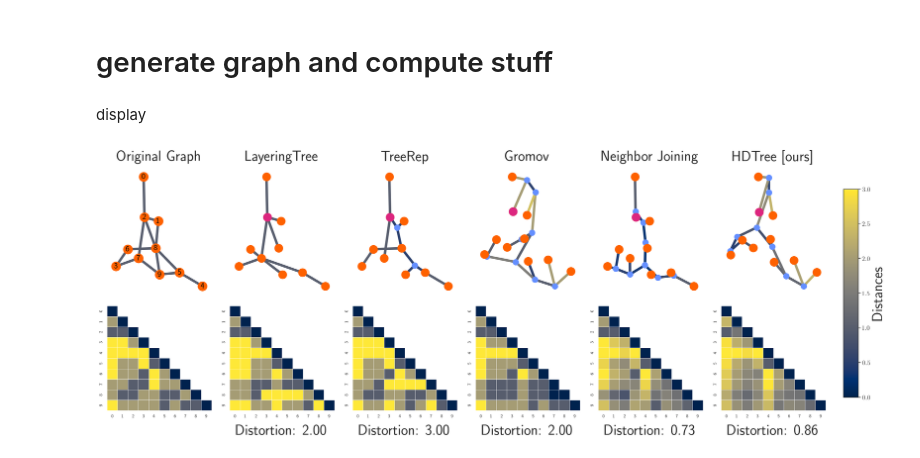
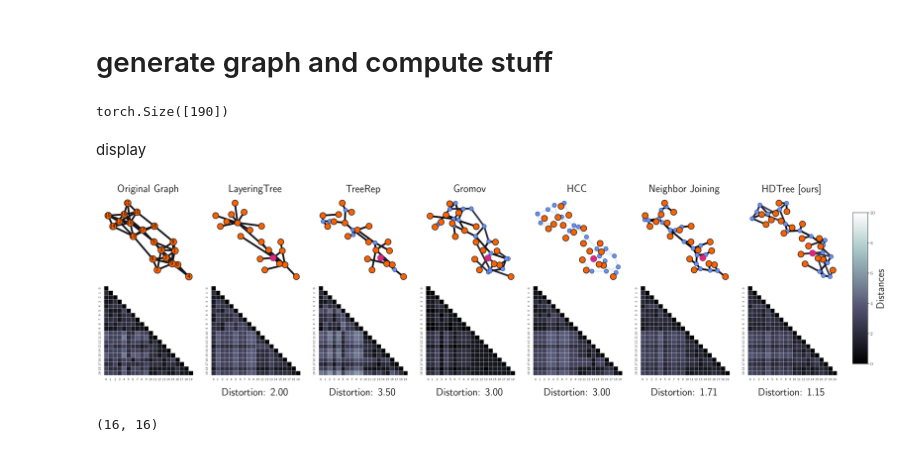
Before and after one commit to pierrehouedry/DifferentiableHyperbolicity, a Jupyter notebook: hyperbolicity/expes/figures/figure_paper_final.ipynb, the cells around one changed output. Drawn from its saved outputs; the diff is of its cells as text; code cells hidden in the pictures.

```diff
--- a/hyperbolicity/expes/figures/figure_paper_final.ipynb
+++ b/hyperbolicity/expes/figures/figure_paper_final.ipynb
@@ -48,16 +48,17 @@ def draw_graph(n, distances, tree, ax, title='Tree', fixed_pos=None, fixed_nodes
     edge_colors = [cmap(norm(edge_values[(u,v)])) for (u,v) in tree.edges()]
     # Get positions for the nodes
     pos = nx.spring_layout(tree, pos=fixed_pos, fixed=fixed_nodes, weight='weight_layout',  iterations=1000)
+    #pos = nx.spring_layout(tree, pos=fixed_pos, fixed=fixed_nodes, iterations=1000)
 
     nx.draw_networkx_edges(tree, pos, ax=ax, edge_color=edge_colors, width=scale_width)
     #nx.draw_networkx_edges(tree, pos, ax=ax)
     nx.draw_networkx_nodes(tree, pos,
                         nodelist=int_nodes_nj,
-                        node_color=int_color,  node_size=node_size/2,
+                        node_color=int_color,  node_size=node_size/2, edgecolors='k',linewidths=1,
                         ax=ax)
     nx.draw_networkx_nodes(tree, pos,
                         nodelist=orig_nodes_nj,
-                        node_color=orig_color, node_size=node_size,
+                        node_color=orig_color, node_size=node_size, edgecolors='k',linewidths=2,
                         ax=ax)
 
     if show_root:
@@ -129,12 +130,12 @@ root =2
 #N = 4*4
 #random_graph = nx.grid_graph(dim=(4,4))
 #random_graph = nx.convert_node_labels_to_integers(random_graph, first_label = 0)
-#N1=20
-#N2=20
-#N = N1 + N2
-#random_graph= create_sbm(n1=N1, n2=N2, p_in=0.5, p_out=0.005, seed=42)
-N=10
-random_graph = gnp_random_connected_graph(N,.1)
+N1=10
+N2=10
+N = N1 + N2
+random_graph= create_sbm(n1=N1, n2=N2, p_in=0.5, p_out=0.06, seed=42)
+#N=10
+#random_graph = gnp_random_connected_graph(N,.1)
 
 distances = nx.floyd_warshall_numpy(random_graph)
 
@@ -159,19 +160,21 @@ distance_layering = nx.floyd_warshall_numpy(layering_tree)
 opt_tree = hdtree(torch.tensor(distances), root, 1e-2, 1, N, 1000, .01, 2000, False, True)
 opt_tree_full = buneman_extraction(opt_tree, root)
 distance_hdtree = nx.floyd_warshall_numpy(opt_tree_full)
+# %% [output]
+torch.Size([190])
 # %% [markdown]
 display
 # %%
 node_size = 400
 size_fig = 5
-cmap_dist = sns.color_palette(palette='cividis', as_cmap=True)
+cmap_dist = sns.color_palette(palette='bone', as_cmap=True)
 #sns.diverging_palette(220,30, l=65, center="dark", as_cmap=True)#sns.color_palette("icefire", as_cmap=True)
 vmin = 0
-vmax = 3
+vmax = 10
 fs=36
 
 # let's plot the trees
-fig, axes = plt.subplots(2, 6, figsize=(5 * size_fig, 2 * size_fig))
+fig, axes = plt.subplots(2, 7, figsize=(7 * size_fig, 2 * size_fig))
 
 # colorblind‑friendly
 orig_color = '#648FFF'  # blue
@@ -213,43 +216,53 @@ l = np.argsort(tree_gromov_full.nodes)
 draw_graph(N, distance_gromov_tree[l], tree_gromov_full, ax, title='Gromov', fixed_pos=fixed_positions, fixed_nodes=fixed_nodes,
            cmap=cmap_dist, node_size=node_size, root=root, vmax=vmax,fs=fs, with_labels=False)
 ax = axes[1, 3]
-#l = np.argsort(tree_gromov_full.nodes)
 plot_distances(distance_gromov_tree[l][:N, l[:N]], ax, vmin=vmin, vmax=vmax, cmap=cmap_dist)
 distortion = np.abs(distances - distance_gromov_tree[l][:N, l[:N]]).max()
 ax.text(0.5, -0.2, f"Distortion: {distortion:.2f}", ha='center', va='center', transform=ax.transAxes, fontsize=fs)
 
-
+# HCC
+ax = axes[0, 4]
+draw_graph(N, tree_hcc_distance, tree_hcc.G, ax, title='HCC', fixed_pos=fixed_positions, fixed_nodes=fixed_nodes,
+           node_size=node_size, root=root, vmax=vmax,fs=fs, with_labels=False)
+ax = axes[1, 4]
+plot_distances(tree_hcc.d_T, ax, vmin=vmin, vmax=vmax, cmap=cmap_dist)
+distortion = np.abs(distances - tree_hcc.d_T).max()
+ax.text(0.5, -0.2, f"Distortion: {distortion:.2f}", ha='center', va='center', transform=ax.transAxes, fontsize=fs)
 
 # 5) Neighbor‑Joining
-ax = axes[0, 4]
+ax = axes[0, 5]
 draw_graph(N, tree_nj_distances, tree_nj, ax, title='Neighbor Joining', fixed_pos=fixed_positions, fixed_nodes=fixed_nodes,
            cmap=cmap_dist, node_size=node_size, root=root, vmax=vmax, fs=fs, with_labels=False)
-ax = axes[1, 4]
+ax = axes[1, 5]
 plot_distances(tree_nj_distances[:N, :N], ax, vmin=vmin, vmax=vmax, cmap=cmap_dist)
 distortion = np.abs(distances - tree_nj_distances[:N, :N]).max()
 ax.text(0.5, -0.2, f"Distortion: {distortion:.2f}", ha='center', va='center', transform=ax.transAxes, fontsize=fs)
 
 
 
 
 # 7) HDTree
-ax = axes[0, 5]
+ax = axes[0, 6]
 l = np.argsort(opt_tree_full.nodes)
 draw_graph(N, distance_hdtree[l], opt_tree_full, ax, title='HDTree [ours]', fixed_pos=fixed_positions, fixed_nodes=fixed_nodes,
            cmap=cmap_dist, node_size=node_size, root=root, vmax=vmax, fs=fs, with_labels=False)
 
-ax = axes[1, 5]
+ax = axes[1, 6]
 plot_distances(distance_hdtree[l][:N, l[:N]], ax, vmin=vmin, vmax=vmax, cmap=cmap_dist)
 distortion = np.abs(distances - distance_hdtree[l][:N, l[:N]]).max()
 ax.text(0.5, -0.2, f"Distortion: {distortion:.2f}", ha='center', va='center', transform=ax.transAxes, fontsize=fs)
 
 cbar_ax = fig.add_axes([1.01, 0.15, 0.02, 0.7])  # Position: [gauche, bas, largeur, hauteur]
 sm = plt.cm.ScalarMappable(cmap=cmap_dist, norm=plt.Normalize(vmin=vmin, vmax=vmax))
 cbar = fig.colorbar(sm, cax=cbar_ax)
 cbar.set_label('Distances', fontsize=fs)
 cbar.ax.tick_params(labelsize=16)
 
 plt.tight_layout()
 plt.show()
 # %% [output]
-[figure, old version]
+[figure, new version]
+# %%
+tree_hcc.d_T.shape
+# %% [output]
+(16, 16)
```
Also changed, not shown: 2 other files.
